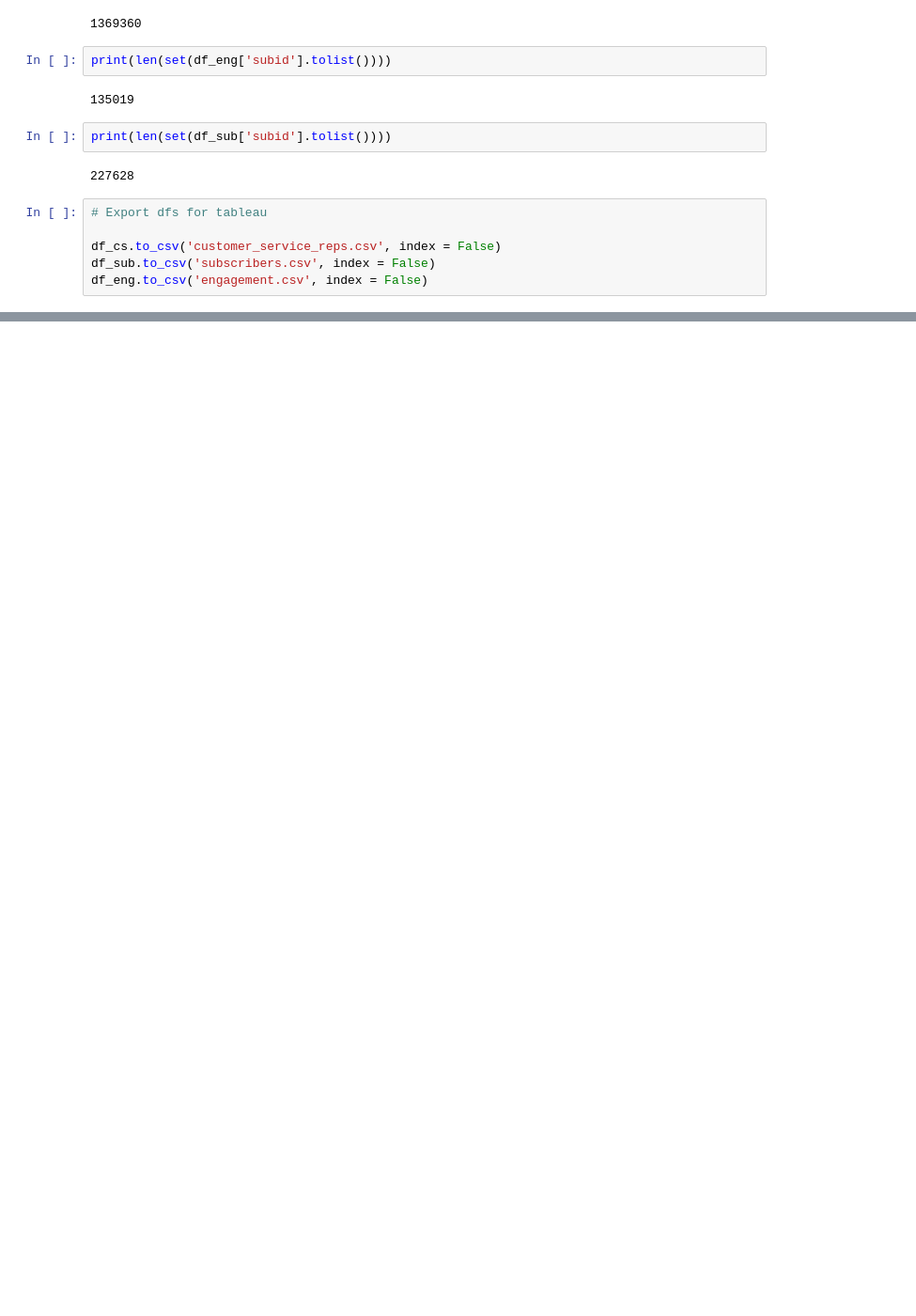
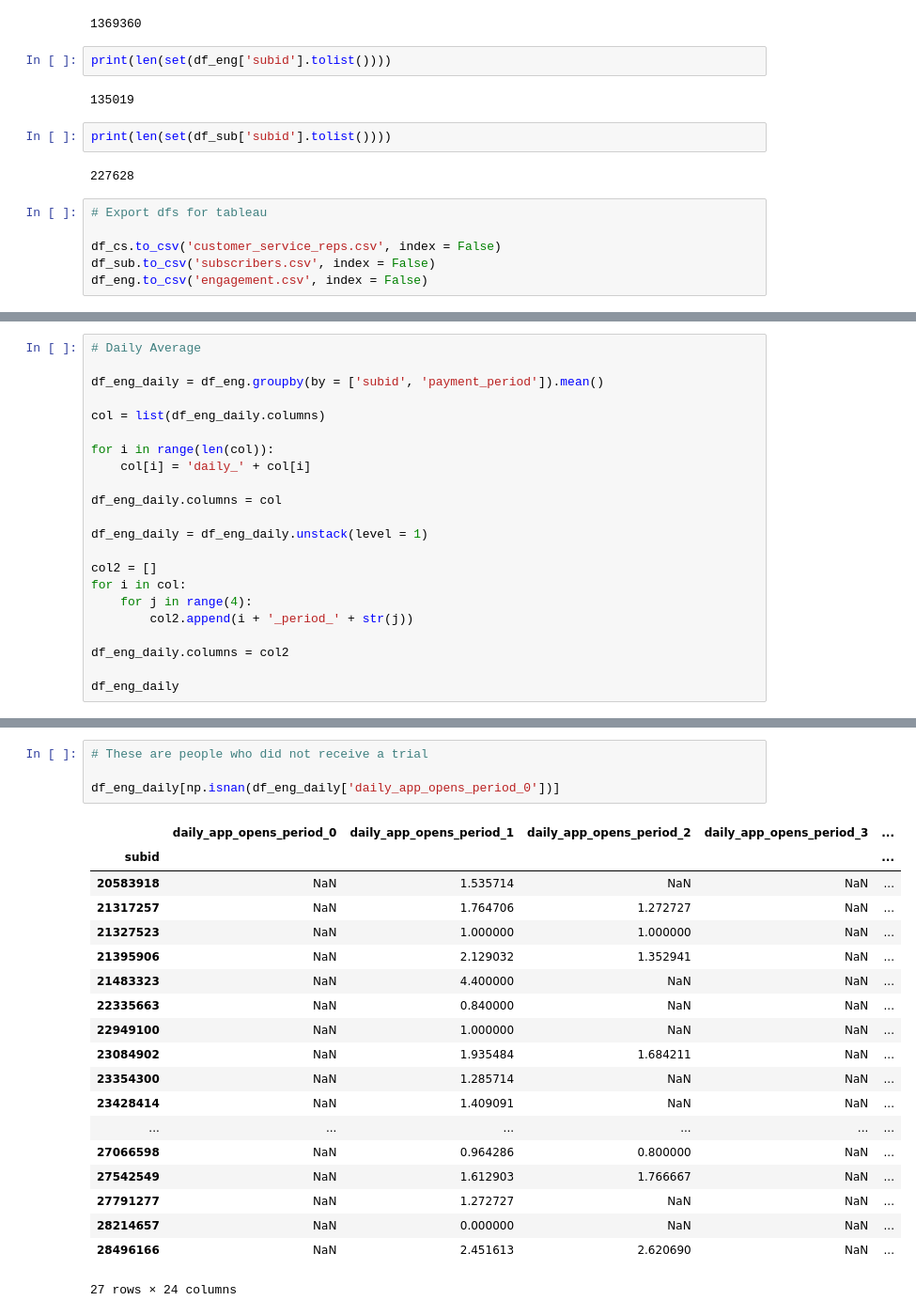
Before and after one commit to Dirodzz/Final_Case, a Jupyter notebook: Marketing_Analytics_Final.ipynb, the cells around one changed output, grey strips where cells are left out. Shown: that part at 94% size. Saved outputs shown, nothing was run; the diff lists cells and outputs as text; blank space fills up the shorter version.

```diff
--- a/Marketing_Analytics_Final.ipynb
+++ b/Marketing_Analytics_Final.ipynb
@@ -225,0 +339,22 @@ df_eng.to_csv('engagement.csv', index = False)
+# %%
+# Daily Average
+
+df_eng_daily = df_eng.groupby(by = ['subid', 'payment_period']).mean()
+
+col = list(df_eng_daily.columns)
+
+for i in range(len(col)):
+    col[i] = 'daily_' + col[i]
+
+df_eng_daily.columns = col
+
+df_eng_daily = df_eng_daily.unstack(level = 1)
+
+col2 = []
+for i in col:
+    for j in range(4):
+        col2.append(i + '_period_' + str(j))
+
+df_eng_daily.columns = col2
+
+df_eng_daily
@@ -225,0 +396,24 @@ df_eng.to_csv('engagement.csv', index = False)
+# %%
+# These are people who did not receive a trial
+
+df_eng_daily[np.isnan(df_eng_daily['daily_app_opens_period_0'])]
+# %% [output]
+|  | daily_app_opens_period_0 | daily_app_opens_period_1 | daily_app_opens_period_2 | daily_app_opens_period_3 | ... |
+| subid |  |  |  |  | ... |
+| 20583918 | NaN | 1.535714 | NaN | NaN | ... |
+| 21317257 | NaN | 1.764706 | 1.272727 | NaN | ... |
+| 21327523 | NaN | 1.000000 | 1.000000 | NaN | ... |
+| 21395906 | NaN | 2.129032 | 1.352941 | NaN | ... |
+| 21483323 | NaN | 4.400000 | NaN | NaN | ... |
+| 22335663 | NaN | 0.840000 | NaN | NaN | ... |
+| 22949100 | NaN | 1.000000 | NaN | NaN | ... |
+| 23084902 | NaN | 1.935484 | 1.684211 | NaN | ... |
+| 23354300 | NaN | 1.285714 | NaN | NaN | ... |
+| 23428414 | NaN | 1.409091 | NaN | NaN | ... |
+| ... | ... | ... | ... | ... | ... |
+| 27066598 | NaN | 0.964286 | 0.800000 | NaN | ... |
+| 27542549 | NaN | 1.612903 | 1.766667 | NaN | ... |
+| 27791277 | NaN | 1.272727 | NaN | NaN | ... |
+| 28214657 | NaN | 0.000000 | NaN | NaN | ... |
+| 28496166 | NaN | 2.451613 | 2.620690 | NaN | ... |
+27 rows × 24 columns
```
Also changed, not shown: parts of 19 cells of this notebook, 1 other file.
